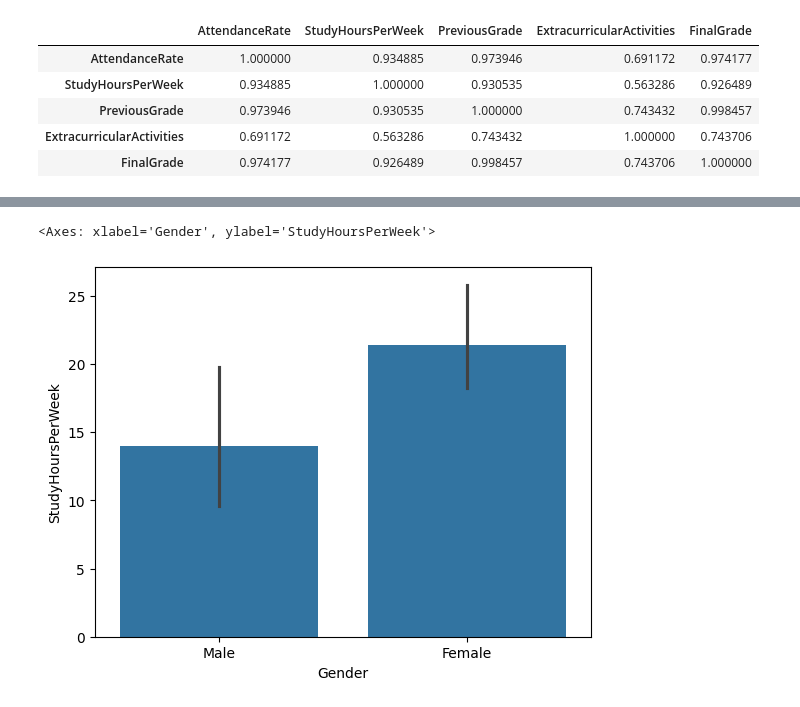
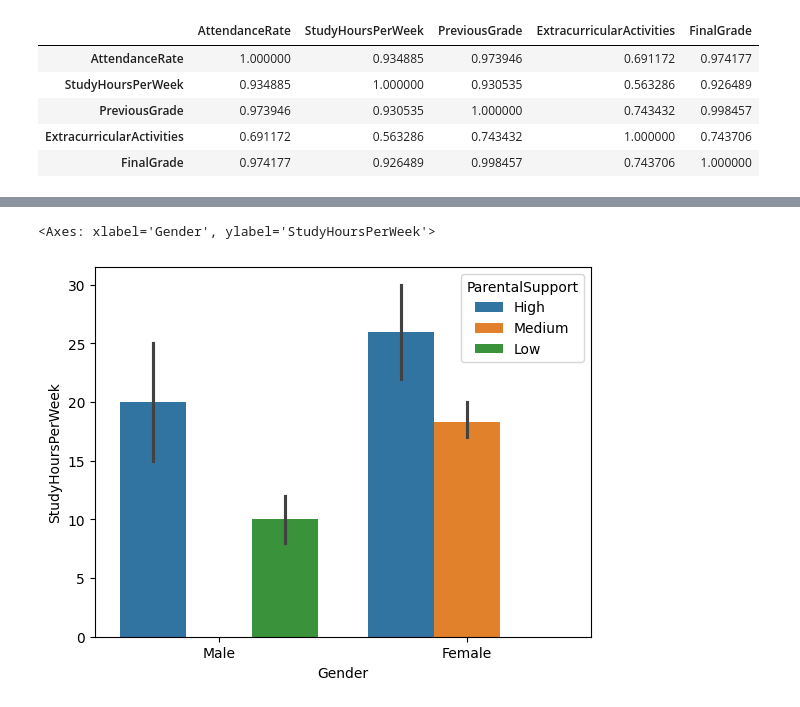
Before and after one commit to saadkhalidabbasi/EDA-Projects, a Jupyter notebook: Student_Performance_Prediction.ipynb, the cells around one changed output, grey strips where cells are left out. Drawn from its saved outputs; the diff is of its cells as text; code cells hidden in the pictures.

```diff
--- a/Student_Performance_Prediction.ipynb
+++ b/Student_Performance_Prediction.ipynb
@@ -157,7 +156,7 @@ fig.show()
 [interactive output not drawn]
 # %%
 # Gender Vs Study Hour
-sns.barplot(data=df,x="Gender",y="StudyHoursPerWeek")
+sns.barplot(data=df,x="Gender",y="StudyHoursPerWeek",hue="ParentalSupport")
 # %% [output]
 <Axes: xlabel='Gender', ylabel='StudyHoursPerWeek'>
-[figure, old version]
+[figure, new version]
```
Also changed, not shown: parts of 3 cells of this notebook.
